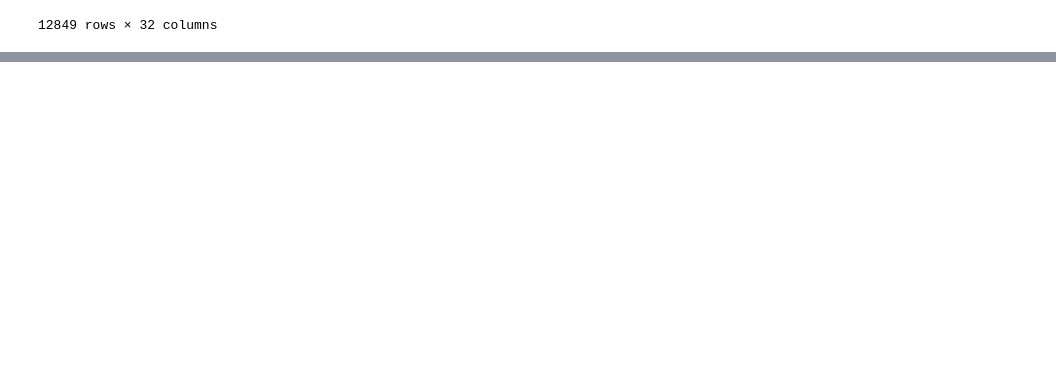
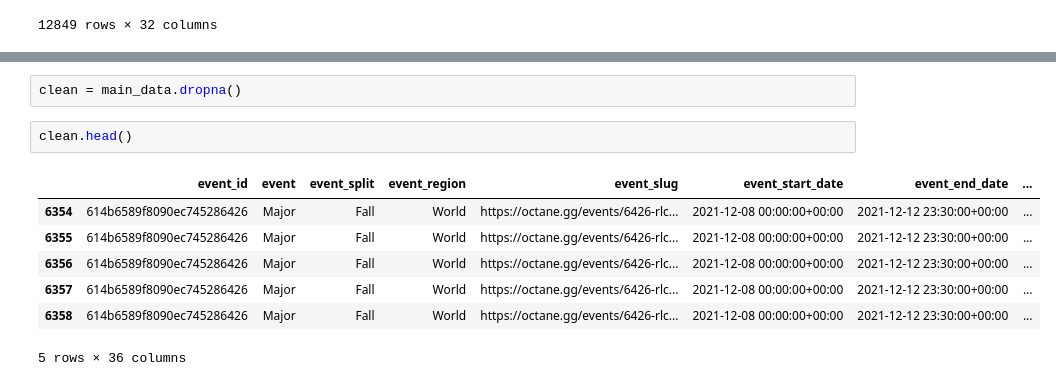
Before and after one commit to Dion-Daniels/Project2, a Jupyter notebook: main.ipynb, the cells around one changed output, grey strips where cells are left out. Drawn from its saved outputs; the diff is of its cells as text; blank space fills up the shorter version.

Commit message:
matches by players data clean

```diff
--- a/main.ipynb
+++ b/main.ipynb
@@ -35,0 +54,12 @@ main_data.to_csv('Data\clean\main_clean.csv')
+# %%
+clean = main_data.dropna()
+# %%
+clean.head()
+# %% [output]
+|  | event_id | event | event_split | event_region | event_slug | event_start_date | event_end_date | ... |
+| 6354 | 614b6589f8090ec745286426 | Major | Fall | World | https://octane.gg/events/6426-rlc... | 2021-12-08 00:00:00+00:00 | 2021-12-12 23:30:00+00:00 | ... |
+| 6355 | 614b6589f8090ec745286426 | Major | Fall | World | https://octane.gg/events/6426-rlc... | 2021-12-08 00:00:00+00:00 | 2021-12-12 23:30:00+00:00 | ... |
+| 6356 | 614b6589f8090ec745286426 | Major | Fall | World | https://octane.gg/events/6426-rlc... | 2021-12-08 00:00:00+00:00 | 2021-12-12 23:30:00+00:00 | ... |
+| 6357 | 614b6589f8090ec745286426 | Major | Fall | World | https://octane.gg/events/6426-rlc... | 2021-12-08 00:00:00+00:00 | 2021-12-12 23:30:00+00:00 | ... |
+| 6358 | 614b6589f8090ec745286426 | Major | Fall | World | https://octane.gg/events/6426-rlc... | 2021-12-08 00:00:00+00:00 | 2021-12-12 23:30:00+00:00 | ... |
+5 rows × 36 columns
```
Also changed, not shown: parts of 3 cells of this notebook, 2 other files.
